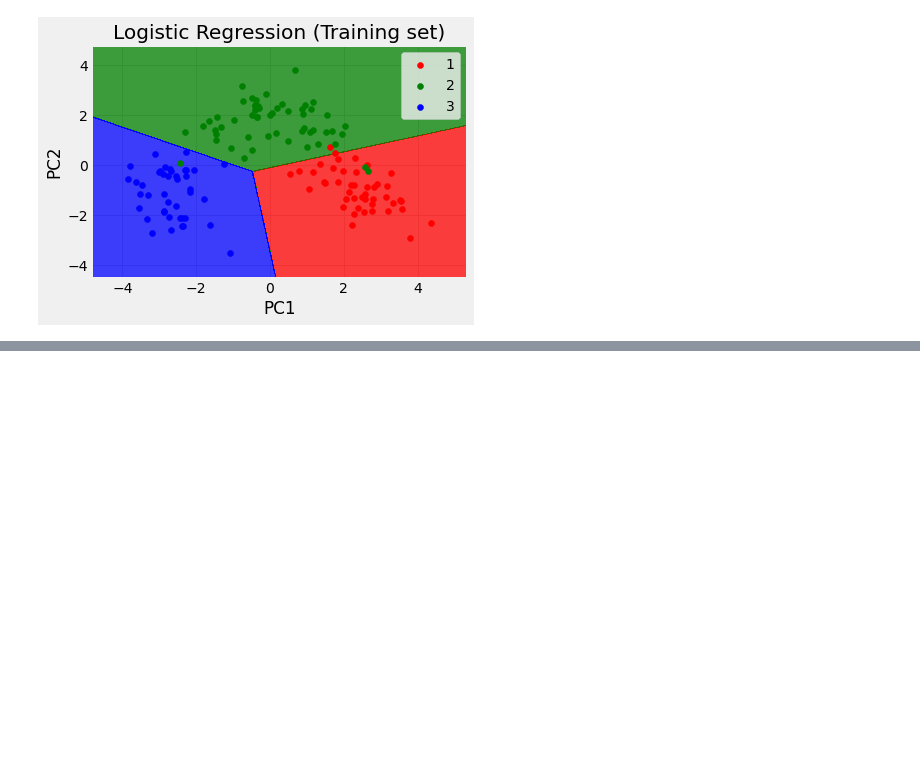
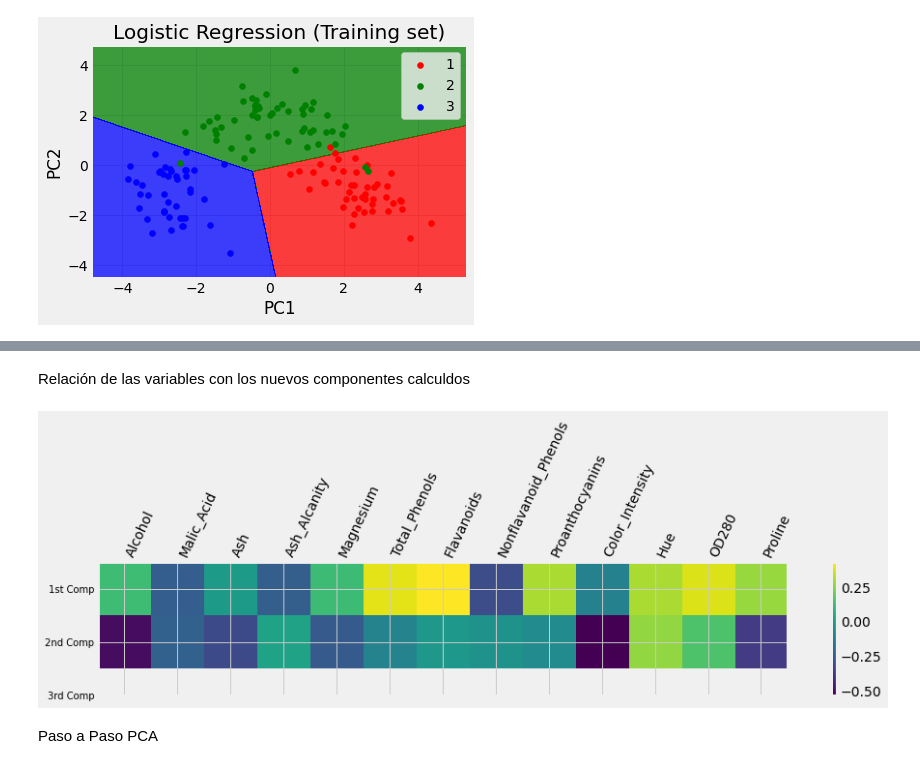
Before and after one commit to julian-masdatascience/ML, a Jupyter notebook: ML_No_Supervisado.ipynb, the cells around one changed output, grey strips where cells are left out. Saved outputs shown, nothing was run; the diff lists cells and outputs as text; code cells hidden in the pictures; blank space fills up the shorter version.

```diff
--- a/ML_No_Supervisado.ipynb
+++ b/ML_No_Supervisado.ipynb
@@ -390,0 +401,13 @@ plt.show()
+# %% [markdown]
+Relación de las variables con los nuevos componentes calculdos
+# %%
+plt.matshow(pca.components_,cmap='viridis')
+plt.yticks([0,1,2],['1st Comp','2nd Comp','3rd Comp'],fontsize=10)
+plt.colorbar()
+plt.xticks(range(len(df.columns[:-1])),df.columns[:-1],rotation=65,ha='left')
+plt.tight_layout()
+plt.show()#
+# %% [output]
+[figure, added]
+# %% [markdown]
+Paso a Paso PCA
```
Also changed, not shown: parts of 9 cells of this notebook.
